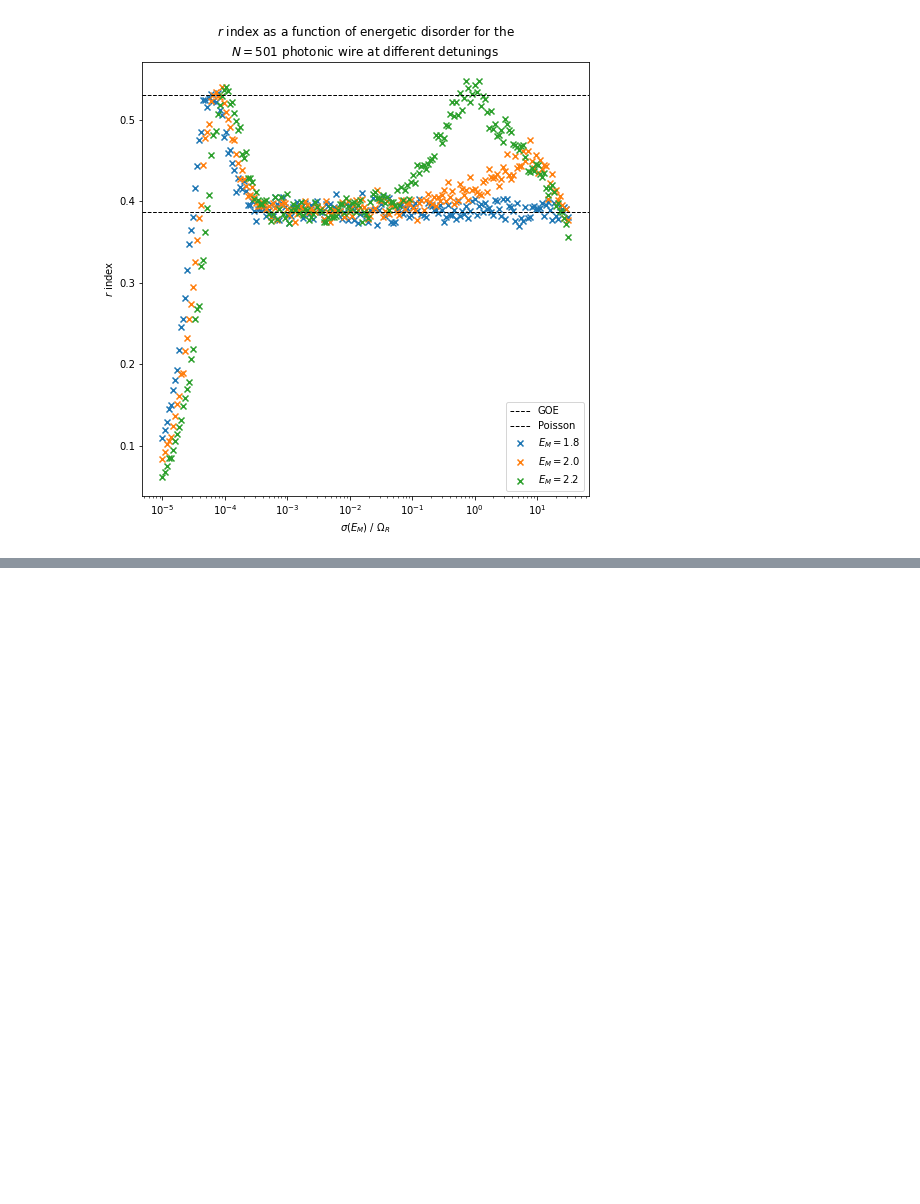
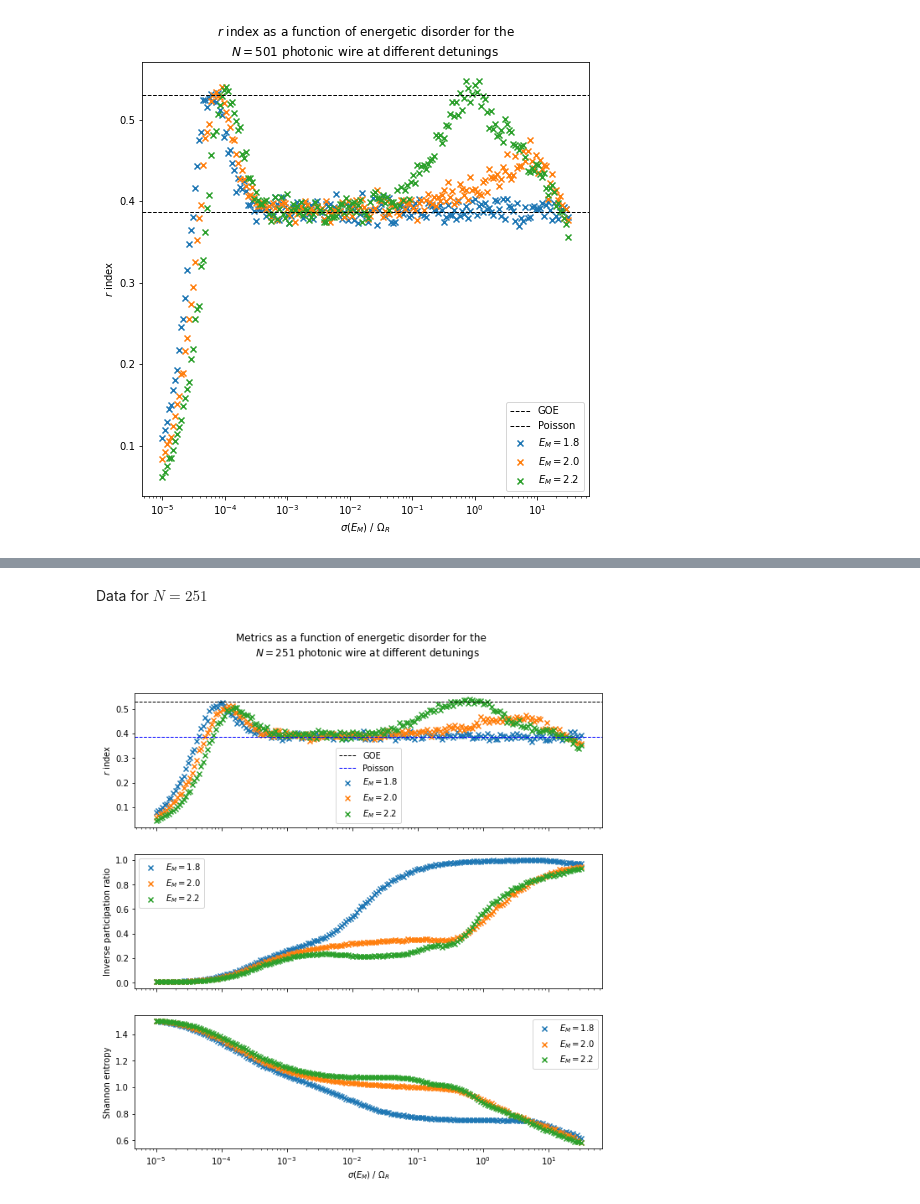
Before and after one commit to brianz98/eigenstate-thermolization, a Jupyter notebook: data.ipynb, the cells around one changed output, grey strips where cells are left out. Saved outputs shown, nothing was run; the diff lists cells and outputs as text; code cells hidden in the pictures; blank space fills up the shorter version.

```diff
--- a/data.ipynb
+++ b/data.ipynb
@@ -98,0 +130,31 @@ f.savefig('detuning.pdf')
+# %% [markdown]
+Data for $N=251$
+# %%
+points = np.linspace(-5,1.5,200)
+points = 10**points
+
+r_18 = np.load('calcs/props-251-50nm-1.80--5.000-1.50-200.npy')
+r_20 = np.load('calcs/props-251-50nm-2.00--5.000-1.50-200.npy')
+r_22 = np.load('calcs/props-251-50nm-2.20--5.000-1.50-200.npy')
+
+f,ax = plt.subplots(3,1,figsize=(10,10),sharex=True)
+for i in range(len(ax)):
+    ax[i].scatter(points, r_18[:,i], marker='x',label=r'$E_M=1.8$')
+    ax[i].scatter(points, r_20[:,i], marker='x',label=r'$E_M=2.0$')
+    ax[i].scatter(points, r_22[:,i], marker='x',label=r'$E_M=2.2$')
+    ax[i].set_xscale('log')
+    if i==0:
+        ax[i].axhline(0.5307, c='k', linestyle='--', linewidth=1, label='GOE')
+        ax[i].axhline(0.3863, c='b', linestyle='--', linewidth=1, label='Poisson')
+    ax[i].legend()
+
+ax[-1].set_xlabel(r'$\sigma(E_M)$ / $\Omega_R$')
+ax[0].set_ylabel(r'$r$ index')
+ax[1].set_ylabel(r'Inverse participation ratio')
+ax[2].set_ylabel(r'Shannon entropy')
+
+f.suptitle(r'''Metrics as a function of energetic disorder for the
+    $N=251$ photonic wire at different detunings''')
+f.savefig('detuning-251.pdf')
+# %% [output]
+[figure, added]
```
Also changed, not shown: parts of 4 cells of this notebook, 6 other files.
